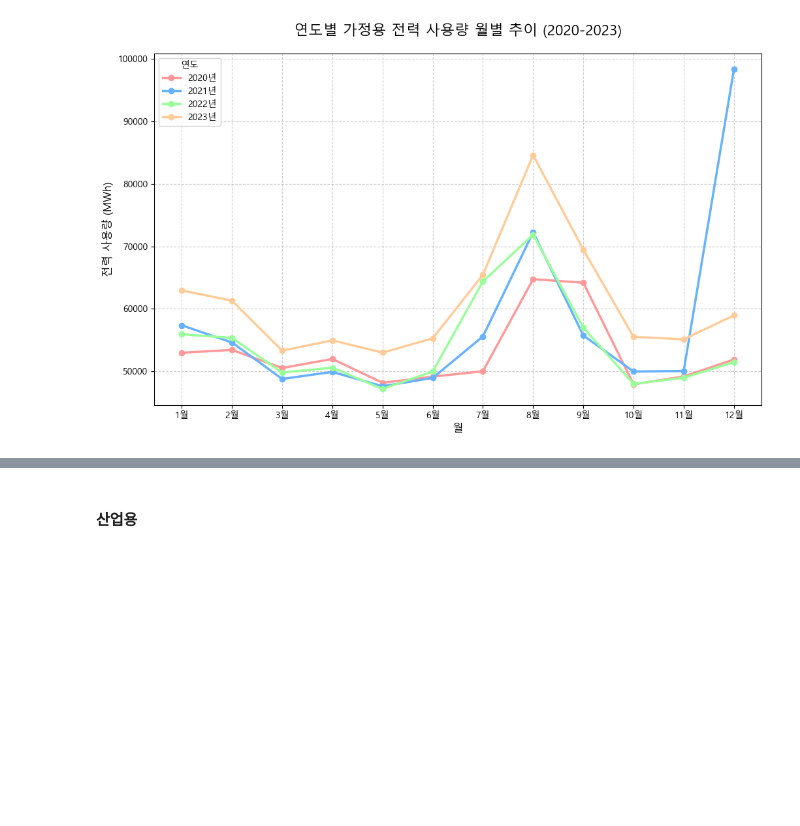
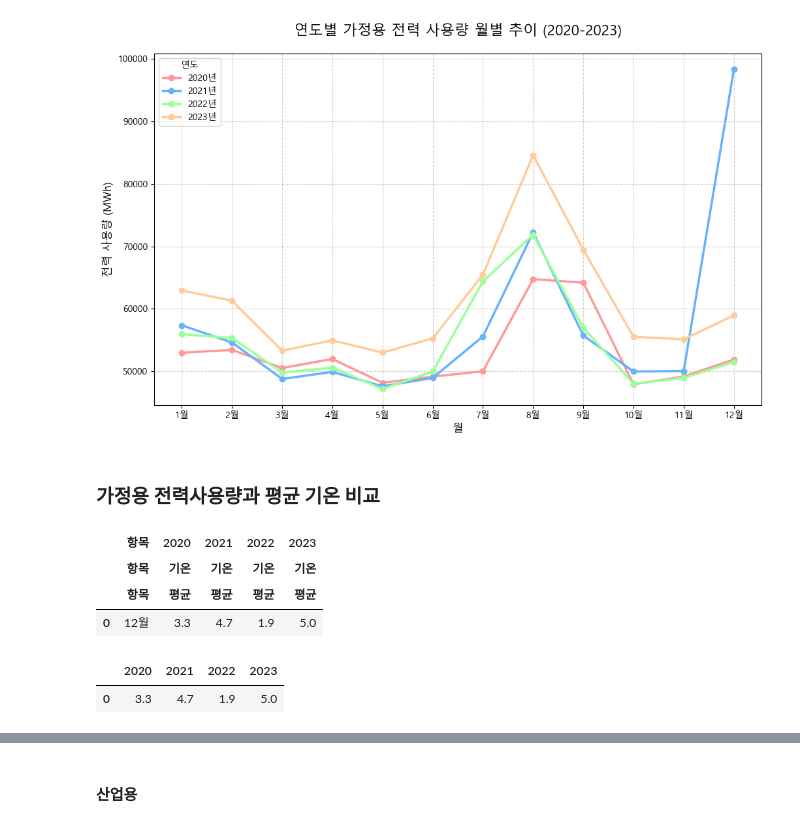
Before and after one commit to ddongse55-lab/DB_project, a Jupyter notebook: project03/project03_5.ipynb, the cells around one changed output, grey strips where cells are left out. Drawn from its saved outputs; the diff is of its cells as text; code cells hidden in the pictures; blank space fills up the shorter version.

```diff
--- a/project03/project03_5.ipynb
+++ b/project03/project03_5.ipynb
@@ -54,3 +54,36 @@ plt.grid(True, linestyle='--', alpha=0.6)
 plt.show()
 # %% [output]
 [figure]
+# %% [markdown]
+### 가정용 전력사용량과 평균 기온 비교
+# %%
+# 1. 데이터 불러오기
+df_temp = pd.read_csv('dec_avg_temp_2020_2023.csv',  header=[0,1,2])
+df_temp
+# %% [output]
+|  | 항목 | 2020 | 2021 | 2022 | 2023 |
+|  | 항목 | 기온 | 기온 | 기온 | 기온 |
+|  | 항목 | 평균 | 평균 | 평균 | 평균 |
+| 0 | 12월 | 3.3 | 4.7 | 1.9 | 5.0 |
+# %%
+import pandas as pd
+
+# 1. 데이터 불러오기
+df_temp = pd.read_csv('dec_avg_temp_2020_2023.csv')
+
+# 2. 0, 1, 2행(인덱스 기준) 제거하고 3행부터 끝까지 남기기
+# .iloc[3:] 는 3번 인덱스(4번째 줄)부터 모든 데이터를 가져오라는 뜻입니다.
+df_temp = df_temp.iloc[2:].copy()
+
+# 3. '항목' 컬럼(열) 제거
+if '항목' in df_temp.columns:
+    df_temp = df_temp.drop(columns=['항목'])
+
+# 4. 인덱스 초기화 (0부터 다시 시작하게 만듦)
+df_temp = df_temp.reset_index(drop=True)
+
+# 결과 확인
+df_temp
+# %% [output]
+|  | 2020 | 2021 | 2022 | 2023 |
+| 0 | 3.3 | 4.7 | 1.9 | 5.0 |
```
Also changed, not shown: parts of 5 cells of this notebook, 8 other files.
